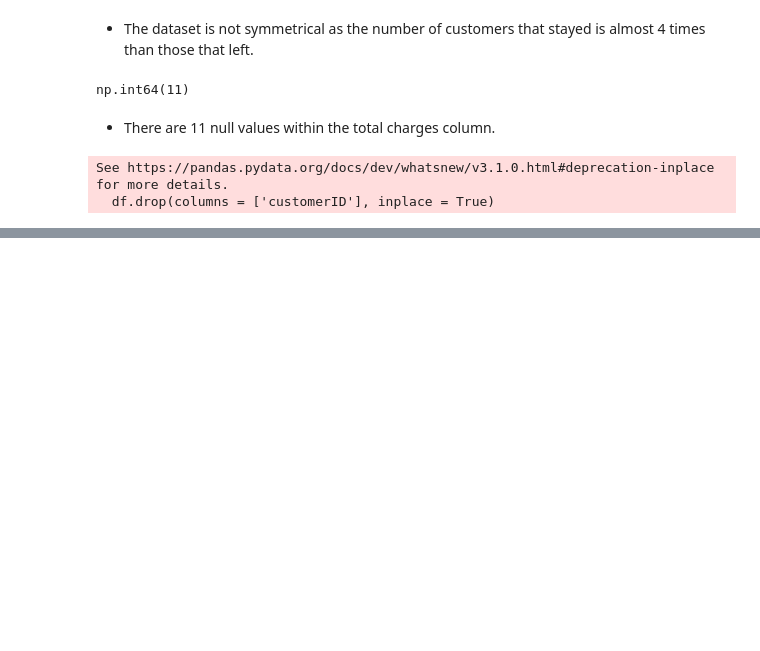
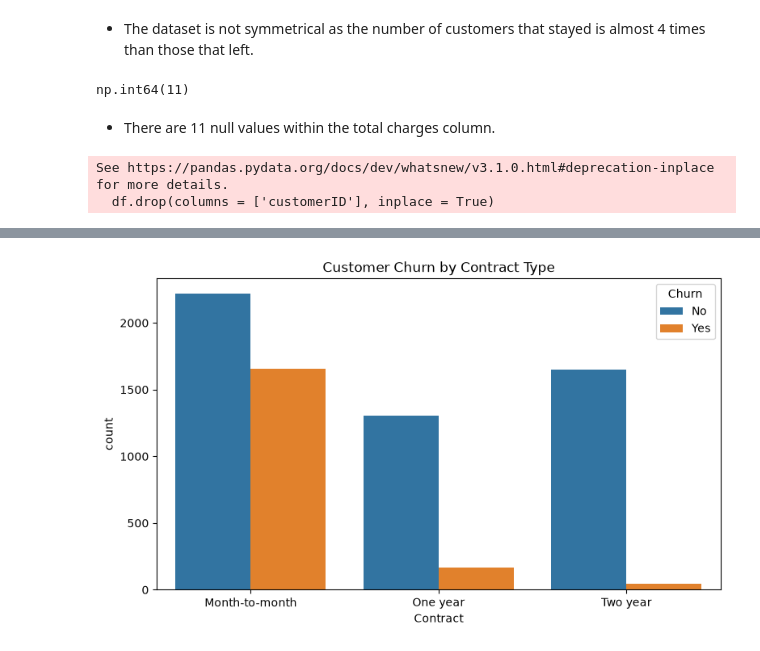
Before and after one commit to seelneas/Datheon_Machine_Learning_-_Data_Science_Internship, a Jupyter notebook: Predictive_Customer_Churn_Classifier/customer_churn.ipynb, the cells around one changed output, grey strips where cells are left out. Saved outputs shown, nothing was run; the diff lists cells and outputs as text; code cells hidden in the pictures; blank space fills up the shorter version.

```diff
--- a/Predictive_Customer_Churn_Classifier/customer_churn.ipynb
+++ b/Predictive_Customer_Churn_Classifier/customer_churn.ipynb
@@ -116,0 +131,14 @@ See https://pandas.pydata.org/docs/dev/whatsnew/v3.1.0.html#deprecation-inplace
+# %%
+# Customer Churn by Contract type
+plt.figure(figsize=(9, 5))
+
+sns.countplot(
+    data=df,
+    x='Contract',
+    hue='Churn'
+)
+
+plt.title('Customer Churn by Contract Type')
+plt.show()
+# %% [output]
+[figure, added]
```
Also changed, not shown: parts of 4 cells of this notebook.
